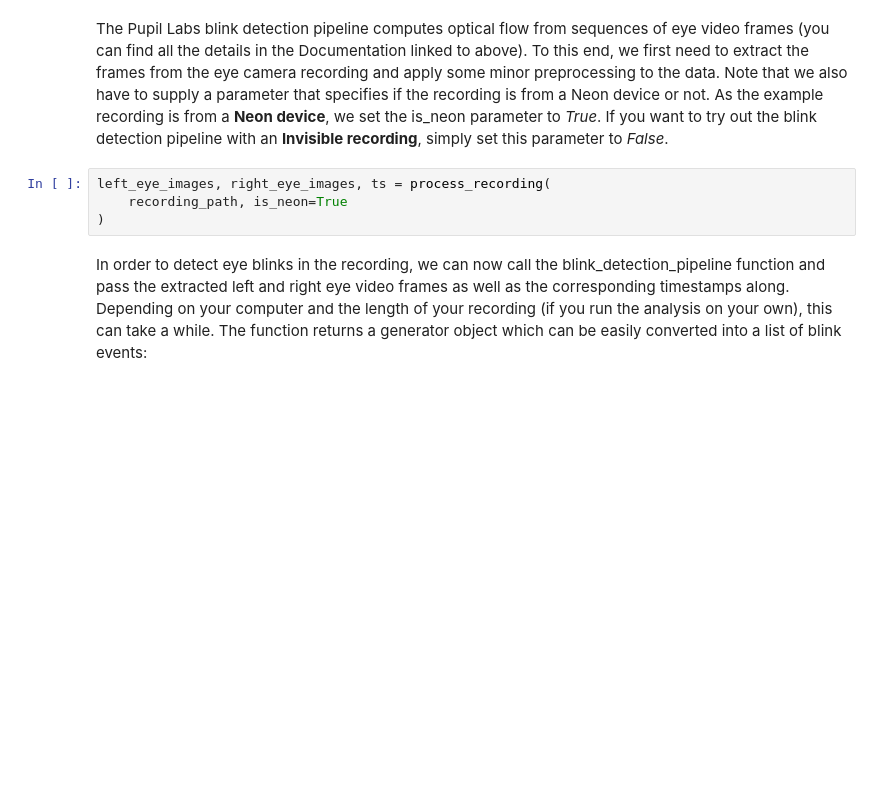
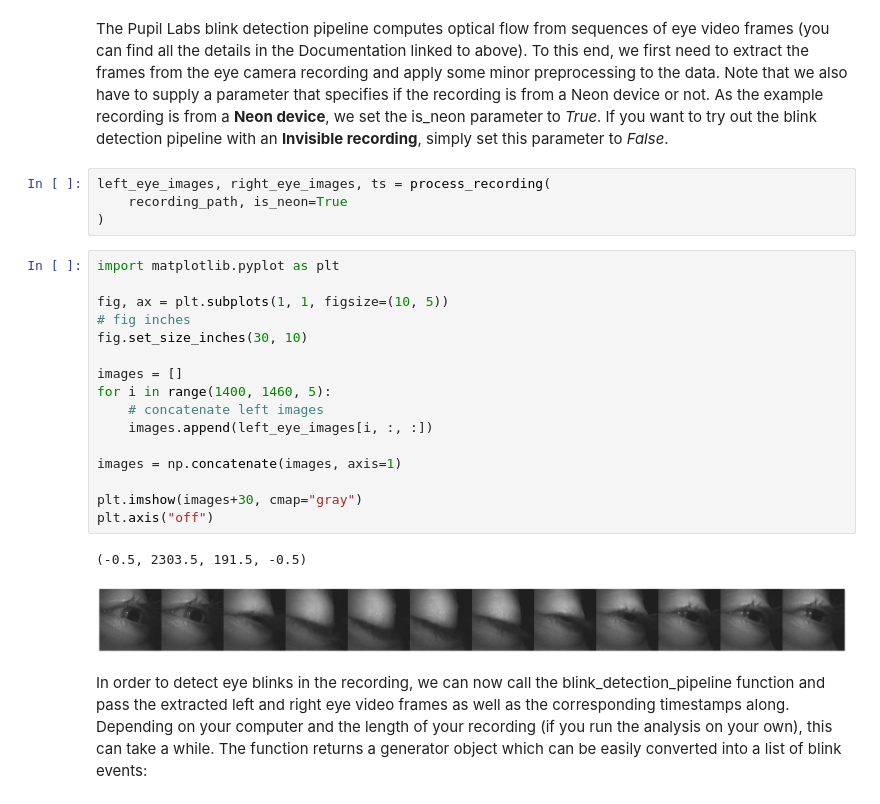
Before and after one commit to pupil-labs/real-time-blink-detection, a Jupyter notebook: blink_detection.ipynb, the cells around one changed output. Drawn from its saved outputs; the diff is of its cells as text; blank space fills up the shorter version.

```diff
--- a/blink_detection.ipynb
+++ b/blink_detection.ipynb
@@ -27,6 +27,25 @@ The Pupil Labs blink detection pipeline computes optical flow from sequences of
 left_eye_images, right_eye_images, ts = process_recording(
     recording_path, is_neon=True
 )
+# %%
+import matplotlib.pyplot as plt
+
+fig, ax = plt.subplots(1, 1, figsize=(10, 5))
+# fig inches
+fig.set_size_inches(30, 10)
+
+images = []
+for i in range(1400, 1460, 5):
+    # concatenate left images
+    images.append(left_eye_images[i, :, :])
+
+images = np.concatenate(images, axis=1)
+
+plt.imshow(images+30, cmap="gray")
+plt.axis("off")
+# %% [output]
+(-0.5, 2303.5, 191.5, -0.5)
+[figure, added]
 # %% [markdown]
  In order to detect eye blinks in the recording, we can now call the blink_detection_pipeline function and pass the extracted left and right eye video frames as well as the corresponding timestamps along. Depending on your computer and the length of your recording (if you run the analysis on your own), this can take a while. The function returns a generator object which can be easily converted into a list of blink events:
 # %%
```
Also changed, not shown: parts of 9 cells of this notebook, 1 other file.
